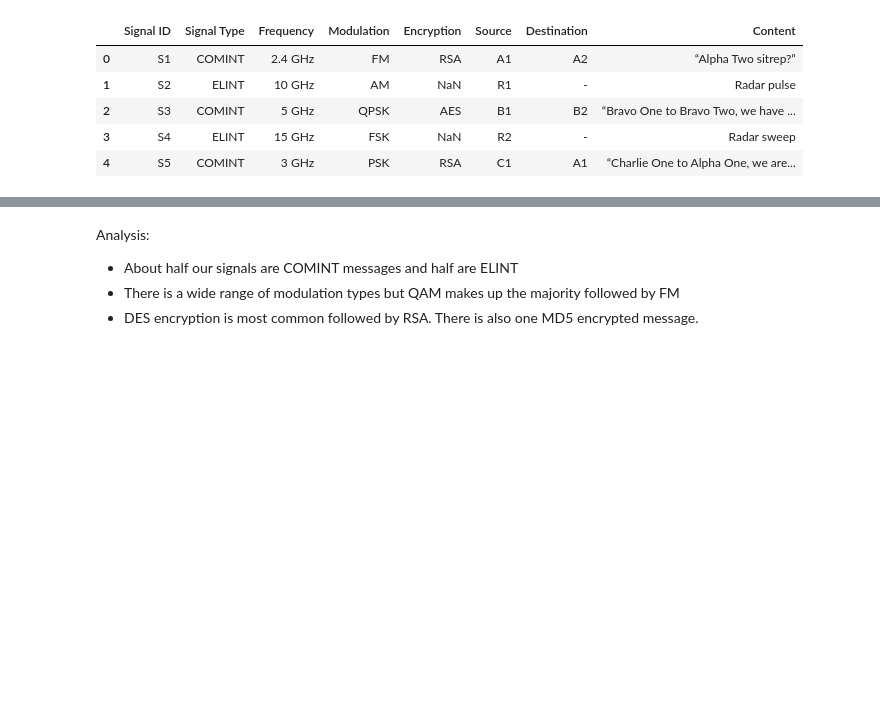
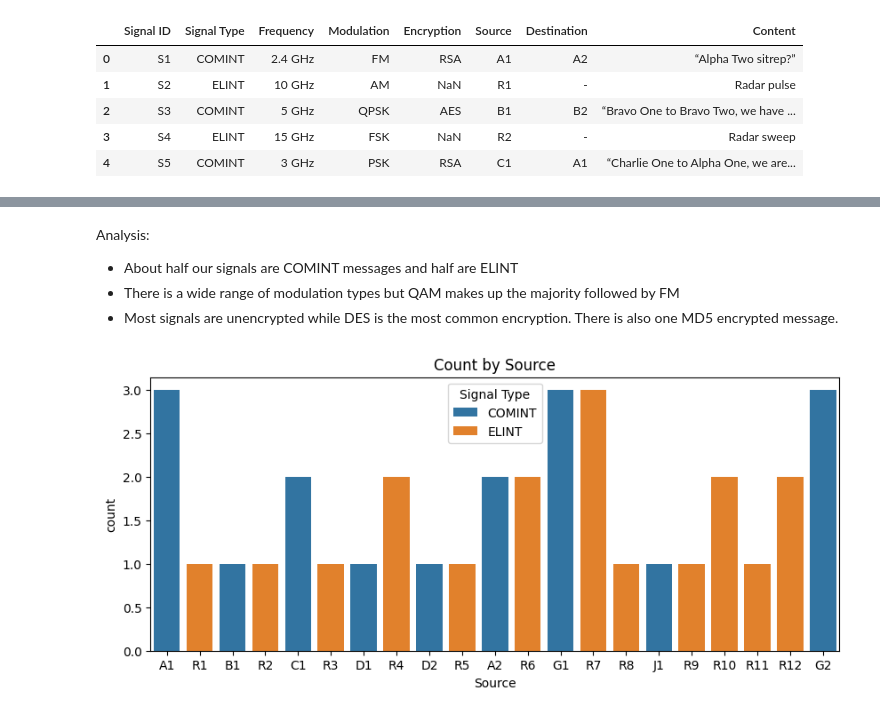
Before and after one commit to ggsmith842/sigint-analysis, a Jupyter notebook: initial_analysis.ipynb, the cells around one changed output, grey strips where cells are left out. Cells and saved outputs as stored; diff of their text form; code cells hidden in the pictures; blank space fills up the shorter version.

Commit message:
add initial analysis and visuals

```diff
--- a/initial_analysis.ipynb
+++ b/initial_analysis.ipynb
@@ -82,4 +88,15 @@ plt.show()
 Analysis:
 - About half our signals are COMINT messages and half are ELINT
 - There is a wide range of modulation types but QAM makes up the majority followed by FM
-- DES encryption is most common followed by RSA. There is also one MD5 encrypted message.
+- Most signals are unencrypted while DES is the most common encryption. There is also one MD5 encrypted message.
+# %%
+# What sources are most active.
+fig = plt.figure(figsize=(10,4))
+
+axes = sns.countplot(data=df, x='Source', hue='Signal Type')
+axes.set_title('Count by Source')
+
+
+plt.show()
+# %% [output]
+[figure, added]
```
Also changed, not shown: parts of 5 cells of this notebook.
